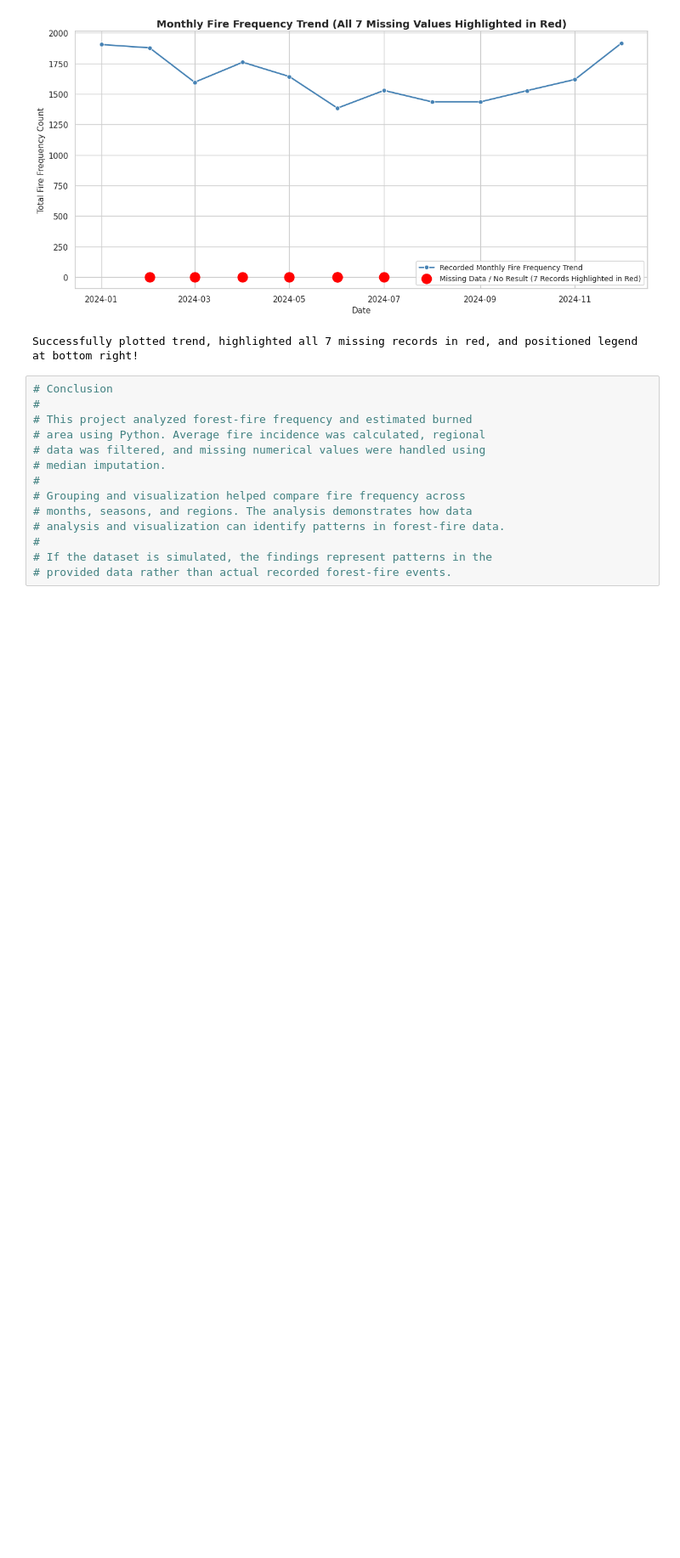
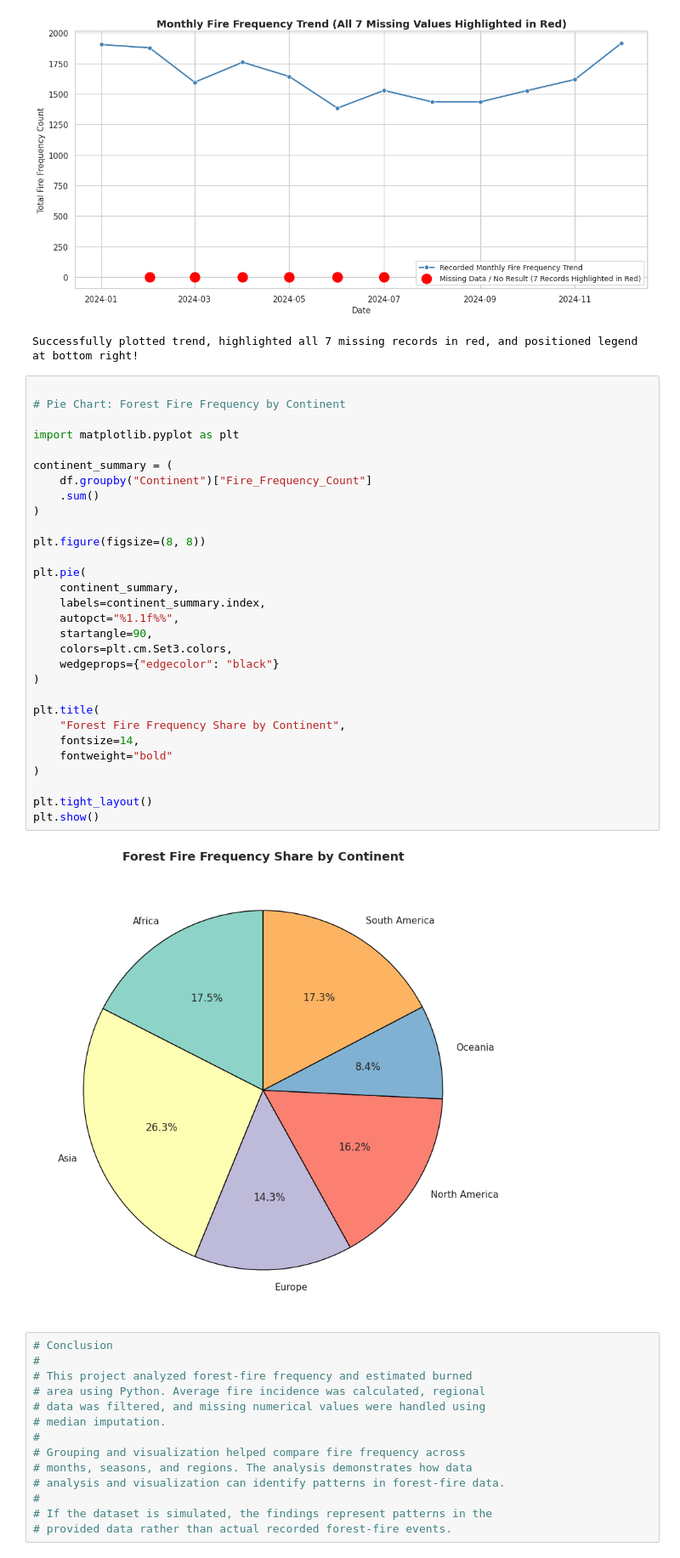
Before and after one commit to Chipurisandhyayadav/forest-fire-analysis, a Jupyter notebook: analyse_forest_fire_frequency.ipynb, the cells around one changed output. Shown at 85% size. Drawn from its saved outputs; the diff is of its cells as text; blank space fills up the shorter version.

```diff
--- a/analyse_forest_fire_frequency.ipynb
+++ b/analyse_forest_fire_frequency.ipynb
@@ -879,6 +922,38 @@ print(f"Successfully plotted trend, highlighted all {len(missing_rows)} missing
 # %% [output]
 [figure]
 Successfully plotted trend, highlighted all 7 missing records in red, and positioned legend at bottom right!
+# %%
+
+# Pie Chart: Forest Fire Frequency by Continent
+
+import matplotlib.pyplot as plt
+
+continent_summary = (
+    df.groupby("Continent")["Fire_Frequency_Count"]
+    .sum()
+)
+
+plt.figure(figsize=(8, 8))
+
+plt.pie(
+    continent_summary,
+    labels=continent_summary.index,
+    autopct="%1.1f%%",
+    startangle=90,
+    colors=plt.cm.Set3.colors,
+    wedgeprops={"edgecolor": "black"}
+)
+
+plt.title(
+    "Forest Fire Frequency Share by Continent",
+    fontsize=14,
+    fontweight="bold"
+)
+
+plt.tight_layout()
+plt.show()
+# %% [output]
+[figure, added]
 # %%
 # Conclusion
 #
```
Also changed, not shown: parts of 3 cells of this notebook.
